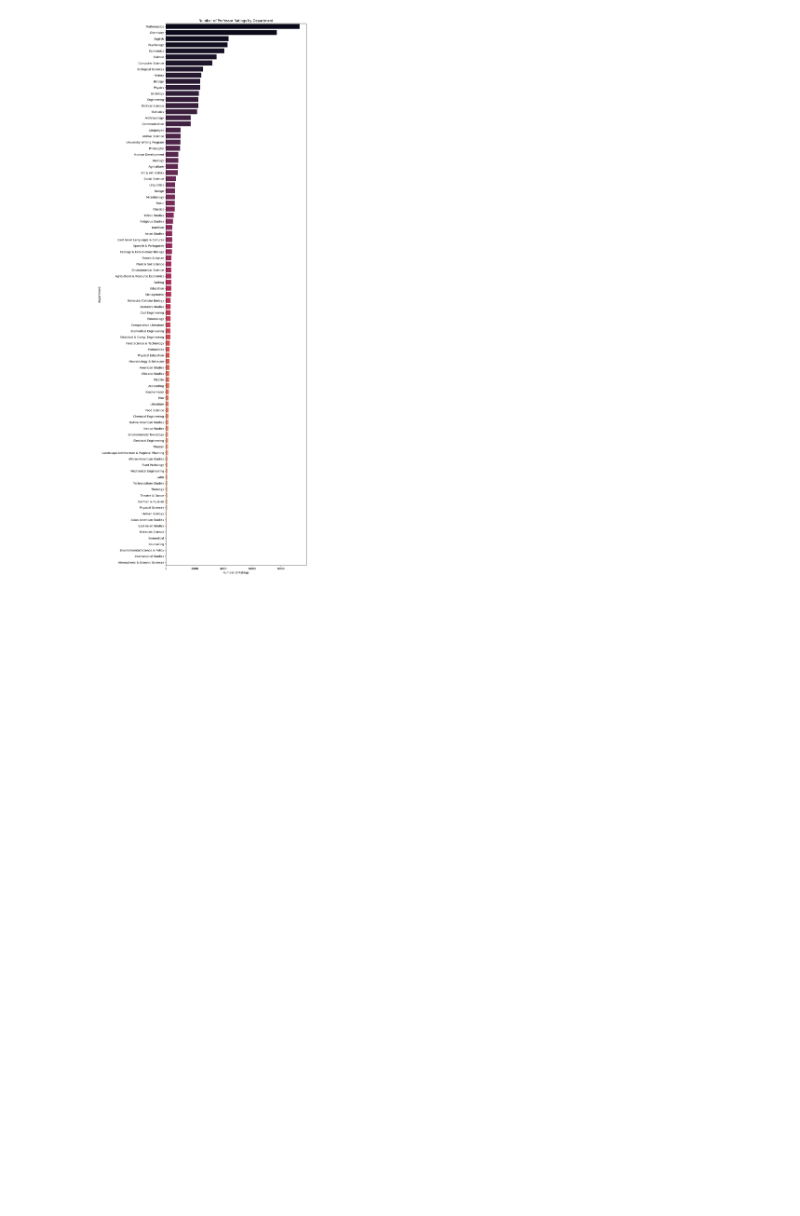
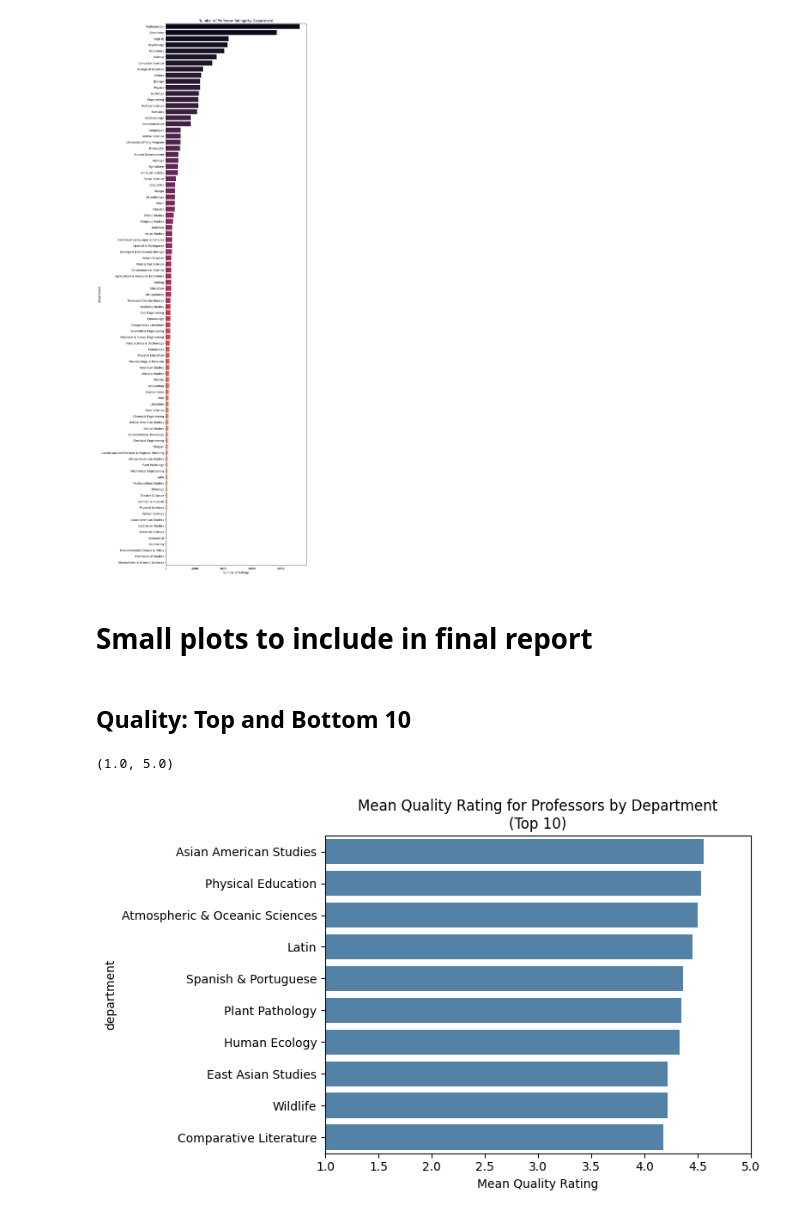
Before and after one commit to Riley-Adams/sta141b_project, a Jupyter notebook: profsEDA.ipynb, the cells around one changed output. Drawn from its saved outputs; the diff is of its cells as text; code cells hidden in the pictures; blank space fills up the shorter version.

```diff
--- a/profsEDA.ipynb
+++ b/profsEDA.ipynb
@@ -703,3 +703,19 @@ plt.xlabel("Number of Ratings")
 # %% [output]
 Text(0.5, 0, 'Number of Ratings')
 [figure]
+# %% [markdown]
+# Small plots to include in final report
+# %% [markdown]
+## Quality: Top and Bottom 10
+# %%
+# rating by dept barplot (top 10)
+fig,ax = plt.subplots()
+sns.barplot(rating_by_dept, y=rating_by_dept.loc[0:9, 'department'], x=rating_by_dept.loc[0:9, 'avgRating'],
+            color='steelblue',
+            ax = ax)
+plt.title("Mean Quality Rating for Professors by Department\n(Top 10)")
+plt.xlabel("Mean Quality Rating")
+ax.set_xlim(1,5)
+# %% [output]
+(1.0, 5.0)
+[figure, added]
```
Also changed, not shown: parts of 7 cells of this notebook.
